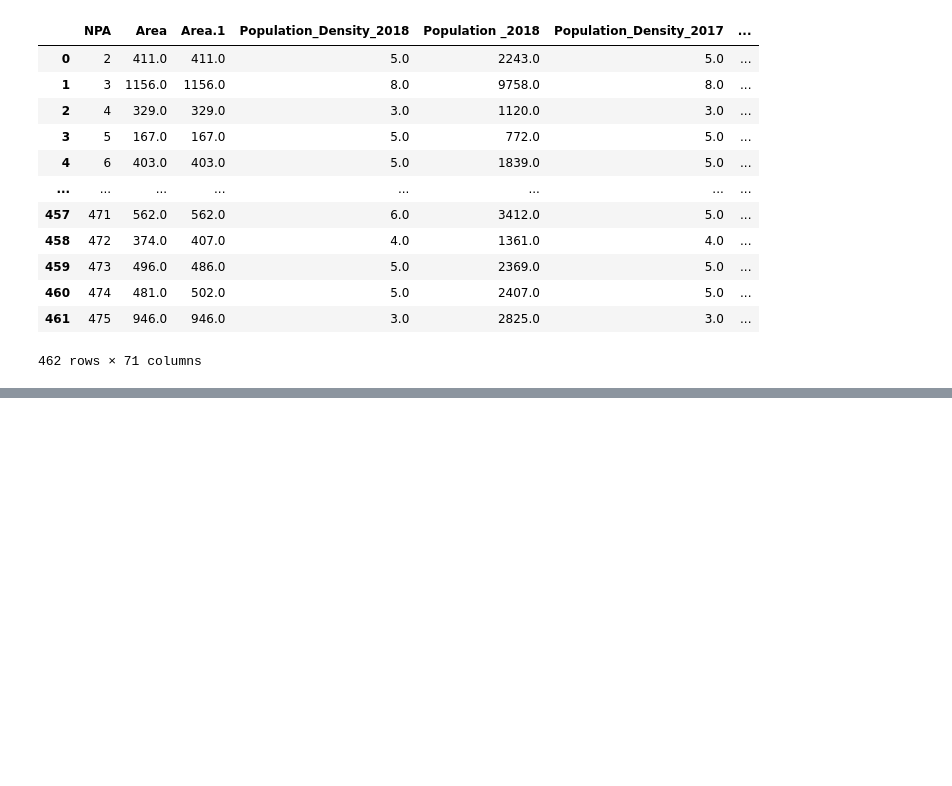
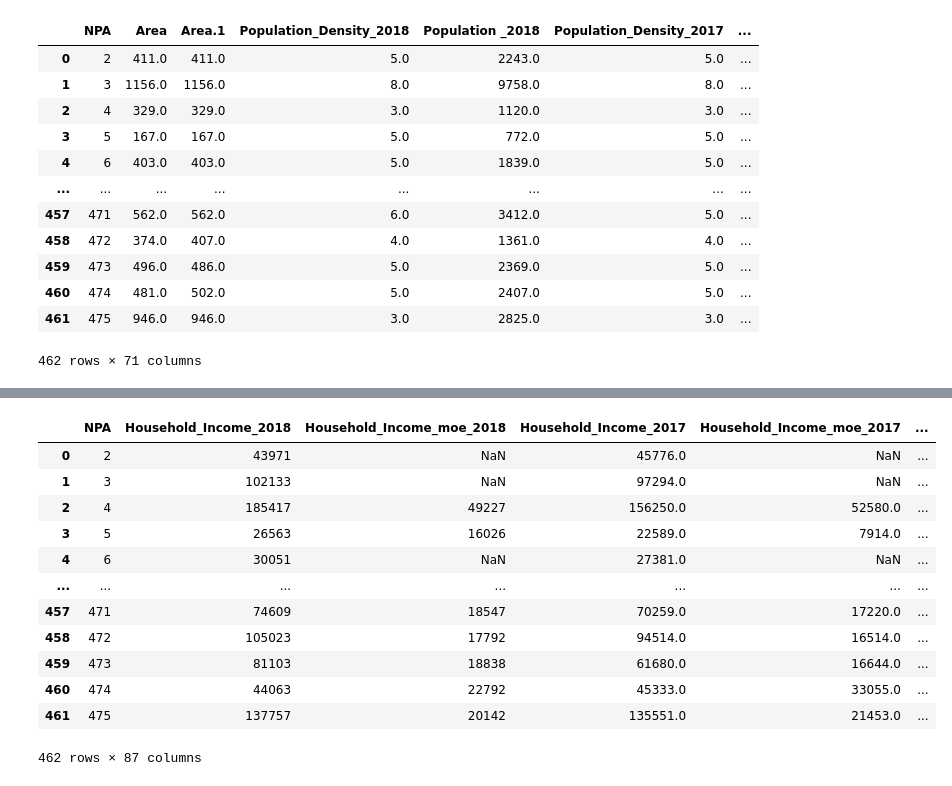
Before and after one commit to timchartier/mat210-proj-beatties, a Jupyter notebook: qol-data-cleaning.ipynb, the cells around one changed output, grey strips where cells are left out. Cells and saved outputs as stored; diff of their text form; code cells hidden in the pictures; blank space fills up the shorter version.

```diff
--- a/qol-data-cleaning.ipynb
+++ b/qol-data-cleaning.ipynb
@@ -101,3 +107,19 @@ False
 Over 200000
 False
 -
+# %%
+economyRaw
+# %% [output]
+|  | NPA | Household_Income_2018 | Household_Income_moe_2018 | Household_Income_2017 | Household_Income_moe_2017 | ... |
+| 0 | 2 | 43971 | NaN | 45776.0 | NaN | ... |
+| 1 | 3 | 102133 | NaN | 97294.0 | NaN | ... |
+| 2 | 4 | 185417 | 49227 | 156250.0 | 52580.0 | ... |
+| 3 | 5 | 26563 | 16026 | 22589.0 | 7914.0 | ... |
+| 4 | 6 | 30051 | NaN | 27381.0 | NaN | ... |
+| ... | ... | ... | ... | ... | ... | ... |
+| 457 | 471 | 74609 | 18547 | 70259.0 | 17220.0 | ... |
+| 458 | 472 | 105023 | 17792 | 94514.0 | 16514.0 | ... |
+| 459 | 473 | 81103 | 18838 | 61680.0 | 16644.0 | ... |
+| 460 | 474 | 44063 | 22792 | 45333.0 | 33055.0 | ... |
+| 461 | 475 | 137757 | 20142 | 135551.0 | 21453.0 | ... |
+462 rows × 87 columns
```
Also changed, not shown: parts of 6 cells of this notebook, 1 other file.
